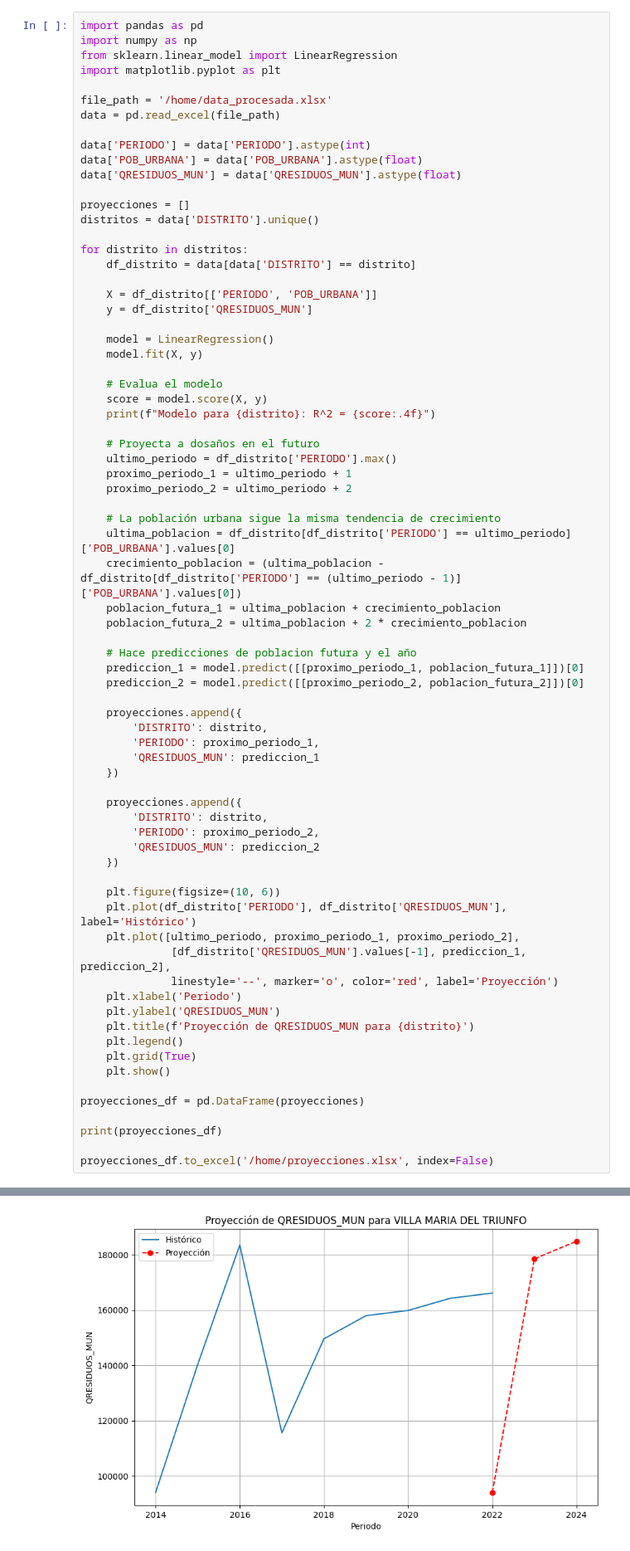
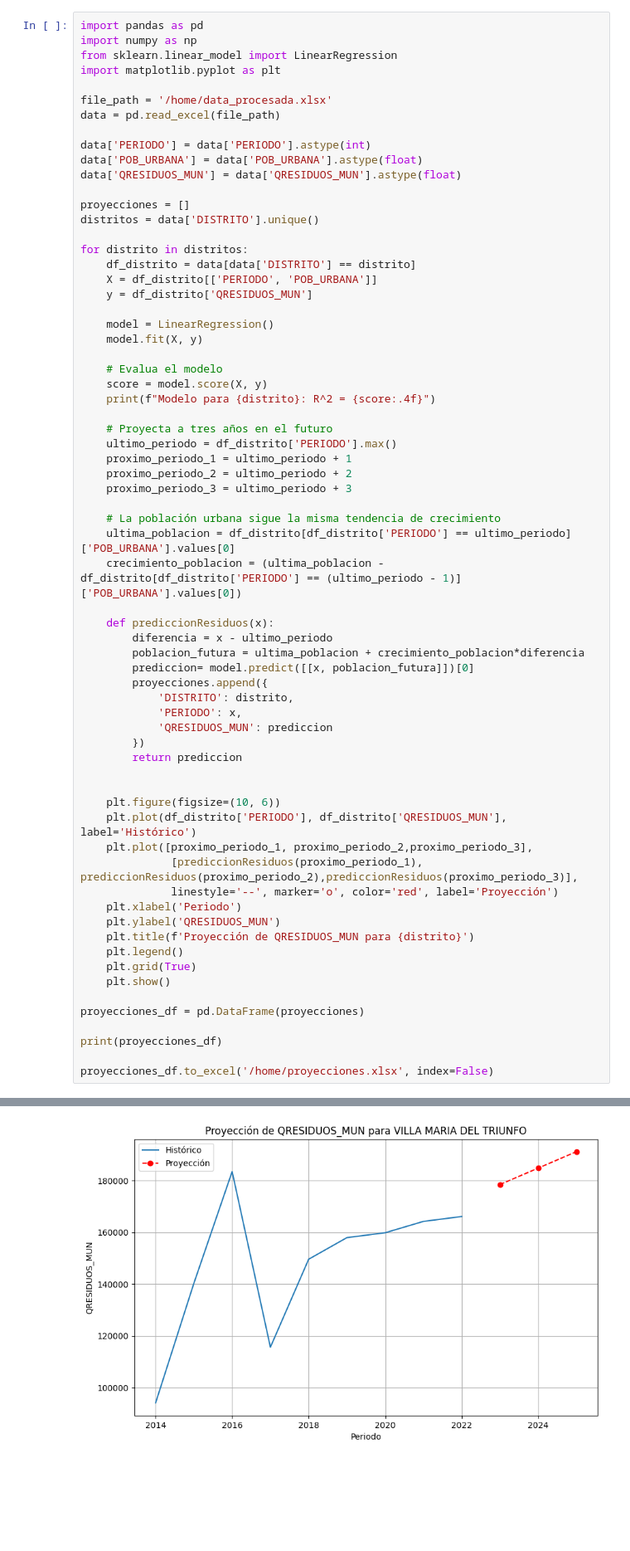
Before and after one commit to AlvaroCastro22/SI-TF, a Jupyter notebook: regresionlinealdistrito.ipynb, the cells around one changed output, grey strips where cells are left out. Shown at 83% size. Cells and saved outputs as stored; diff of their text form; blank space fills up the shorter version.

Commit message:
aumentado cantidad de prediccions y reducido el codigo con una funcion

```diff
--- a/regresionlinealdistrito.ipynb
+++ b/regresionlinealdistrito.ipynb
@@ -18,7 +18,6 @@ distritos = data['DISTRITO'].unique()
 
 for distrito in distritos:
     df_distrito = data[data['DISTRITO'] == distrito]
-
     X = df_distrito[['PERIODO', 'POB_URBANA']]
     y = df_distrito['QRESIDUOS_MUN']
 
@@ -29,37 +28,32 @@ for distrito in distritos:
     score = model.score(X, y)
     print(f"Modelo para {distrito}: R^2 = {score:.4f}")
 
-    # Proyecta a dosaños en el futuro
+    # Proyecta a tres años en el futuro
     ultimo_periodo = df_distrito['PERIODO'].max()
     proximo_periodo_1 = ultimo_periodo + 1
     proximo_periodo_2 = ultimo_periodo + 2
+    proximo_periodo_3 = ultimo_periodo + 3
 
     # La población urbana sigue la misma tendencia de crecimiento
     ultima_poblacion = df_distrito[df_distrito['PERIODO'] == ultimo_periodo]['POB_URBANA'].values[0]
     crecimiento_poblacion = (ultima_poblacion - df_distrito[df_distrito['PERIODO'] == (ultimo_periodo - 1)]['POB_URBANA'].values[0])
-    poblacion_futura_1 = ultima_poblacion + crecimiento_poblacion
-    poblacion_futura_2 = ultima_poblacion + 2 * crecimiento_poblacion
 
-    # Hace predicciones de poblacion futura y el año
-    prediccion_1 = model.predict([[proximo_periodo_1, poblacion_futura_1]])[0]
-    prediccion_2 = model.predict([[proximo_periodo_2, poblacion_futura_2]])[0]
+    def prediccionResiduos(x):
+        diferencia = x - ultimo_periodo
+        poblacion_futura = ultima_poblacion + crecimiento_poblacion*diferencia
+        prediccion= model.predict([[x, poblacion_futura]])[0]
+        proyecciones.append({
+            'DISTRITO': distrito,
+            'PERIODO': x,
+            'QRESIDUOS_MUN': prediccion
+        })
+        return prediccion
 
-    proyecciones.append({
-        'DISTRITO': distrito,
-        'PERIODO': proximo_periodo_1,
-        'QRESIDUOS_MUN': prediccion_1
-    })
-
-    proyecciones.append({
-        'DISTRITO': distrito,
-        'PERIODO': proximo_periodo_2,
-        'QRESIDUOS_MUN': prediccion_2
-    })
 
     plt.figure(figsize=(10, 6))
     plt.plot(df_distrito['PERIODO'], df_distrito['QRESIDUOS_MUN'], label='Histórico')
-    plt.plot([ultimo_periodo, proximo_periodo_1, proximo_periodo_2],
-              [df_distrito['QRESIDUOS_MUN'].values[-1], prediccion_1, prediccion_2],
+    plt.plot([proximo_periodo_1, proximo_periodo_2,proximo_periodo_3],
+              [prediccionResiduos(proximo_periodo_1), prediccionResiduos(proximo_periodo_2),prediccionResiduos(proximo_periodo_3)],
               linestyle='--', marker='o', color='red', label='Proyección')
     plt.xlabel('Periodo')
     plt.ylabel('QRESIDUOS_MUN')
@@ -87,3 +81,3 @@ Modelo para SAN JUAN DE MIRAFLORES: R^2 = 0.4899
 Modelo para VILLA MARIA DEL TRIUNFO: R^2 = 0.3447
-[figure, old version]
+[figure, new version]
 ... (9 outputs left out)
```
Also changed, not shown: parts of 1 cell of this notebook.
